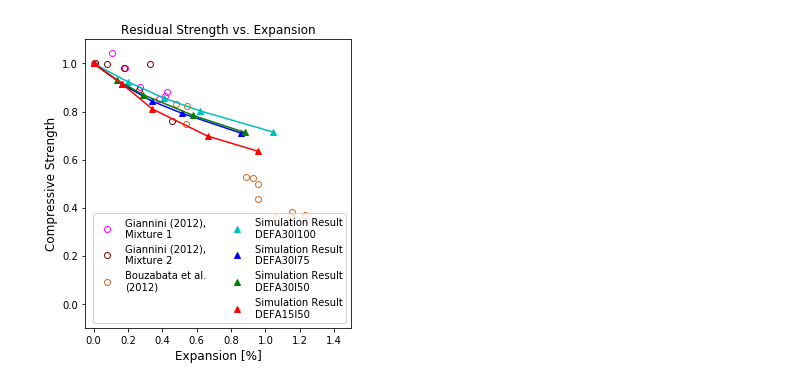
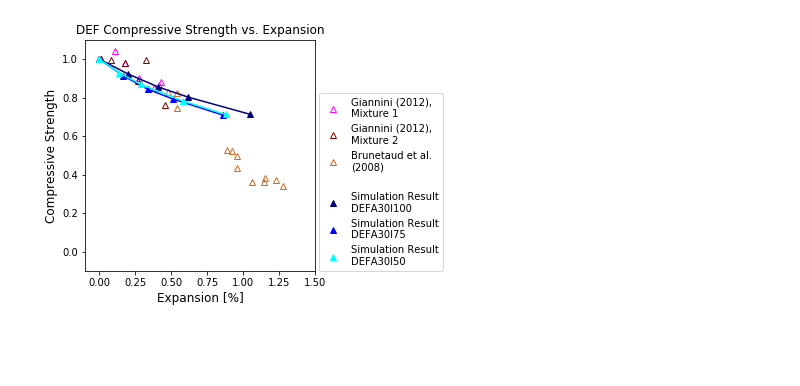
Before and after one commit to mengyushi/Example, a Jupyter notebook: Thesis/FraMCoS-X/Presentation/Graph-FraMCoS.ipynb, the cells around one changed output. Saved outputs shown, nothing was run; the diff lists cells and outputs as text; code cells hidden in the pictures; blank space fills up the shorter version.

```diff
--- a/Thesis/FraMCoS-X/Presentation/Graph-FraMCoS.ipynb
+++ b/Thesis/FraMCoS-X/Presentation/Graph-FraMCoS.ipynb
@@ -133,37 +133,40 @@ plt.show()
 # %%
+# DEF Compressive Strength
+
 ####################### PLOTTING #######################
 
-fig, ax = plt.subplots(figsize=(4.6,5))
+fig, ax = plt.subplots(figsize=(4.2,4.2))
 
 
-plt.plot(DEF_exp_GIANNINI1,DEF_CS_GIANNINI1,'o', color = '#FF00FF',mfc='none',label = "Giannini (2012),\nMixture 1")
-plt.plot(DEF_exp_GIANNINI2,DEF_CS_GIANNINI2,'o', color = '#800000',mfc='none',label = "Giannini (2012),\nMixture 2")
-plt.plot(DEF_exp_BRUNETAUD,DEF_CS_BRUNETAUD,'o',color = '#D2691E',mfc='none',label = "Bouzabata et al.\n(2012)")
+plt.plot(DEF_exp_GIANNINI1,DEF_CS_GIANNINI1,'^', color = '#FF00FF',mfc='none',label = "Giannini (2012),\nMixture 1")
+plt.plot(DEF_exp_GIANNINI2,DEF_CS_GIANNINI2,'^', color = '#800000',mfc='none',label = "Giannini (2012),\nMixture 2")
+plt.plot(DEF_exp_BRUNETAUD,DEF_CS_BRUNETAUD,'^',color = '#D2691E',mfc='none',label = "Brunetaud et al.\n(2008)")
+
 plt.plot(0,0,'wo',label = "      ")
 
-plt.plot(DEF_exp_30_I100_fix,DEF_CS_30_I100_fix,'c-')
-plt.plot(DEF_exp_30_I100_fix,DEF_CS_30_I100_fix,'c^',label = 'Simulation Result\nDEFA30I100')
+plt.plot(DEF_exp_30_I100_fix,DEF_CS_30_I100_fix,color = '#000080')
+plt.plot(DEF_exp_30_I100_fix,DEF_CS_30_I100_fix,'^',color = '#000080',label = 'Simulation Result\nDEFA30I100')
 
-plt.plot(DEF_exp_30_I75_fix,DEF_CS_30_I75_fix,'b-')
-plt.plot(DEF_exp_30_I75_fix,DEF_CS_30_I75_fix,'b^',label = 'Simulation Result\nDEFA30I75')
+plt.plot(DEF_exp_30_I75_fix,DEF_CS_30_I75_fix,'-', color = '#0000ff')
+plt.plot(DEF_exp_30_I75_fix,DEF_CS_30_I75_fix,'^', color = '#0000ff',label = 'Simulation Result\nDEFA30I75')
 
-plt.plot(DEF_exp_30_I50_fix,DEF_CS_30_I50_fix,'g-')
-plt.plot(DEF_exp_30_I50_fix,DEF_CS_30_I50_fix,'g^',label = 'Simulation Result\nDEFA30I50')
+plt.plot(DEF_exp_30_I50_fix,DEF_CS_30_I50_fix,'-', color = '#00ffff')
+plt.plot(DEF_exp_30_I50_fix,DEF_CS_30_I50_fix,'^', color = '#00ffff',label = 'Simulation Result\nDEFA30I50')
 
-plt.plot(DEF_exp_15_I50_fix,DEF_CS_15_I50_fix,'r-')
-plt.plot(DEF_exp_15_I50_fix,DEF_CS_15_I50_fix,'r^',label = 'Simulation Result\nDEFA15I50')
+#plt.plot(DEF_exp_15_I50_fix,DEF_CS_15_I50_fix,'-',color = '#33cc00')
+#plt.plot(DEF_exp_15_I50_fix,DEF_CS_15_I50_fix,'^', color = '#33cc00',label = 'Simulation Result\nDEFA15I50')
 
 
 ##################### GRAPH SETTING #####################
-plt.xlim(-0.05,1.5)
+plt.xlim(-0.1,1.5)
 plt.ylim(-0.1,1.1)
 plt.xlabel('Expansion [%]',fontsize='large')
 plt.ylabel('Compressive Strength',fontsize='large')
-plt.title( 'Residual Strength vs. Expansion',fontsize = 'large')
-plt.legend(ncol = 2, loc = 4)
+plt.title( 'DEF Compressive Strength vs. Expansion',fontsize = 'large')
+plt.legend(ncol = 1, loc=(1.02,0))
 plt.tight_layout()
 plt.savefig('DEF',dpi = 1000)
 plt.show()
 # %% [output]
-[figure, old version]
+[figure, new version]
 # %%
```
Also changed, not shown: parts of 8 cells of this notebook, 30 other files.
